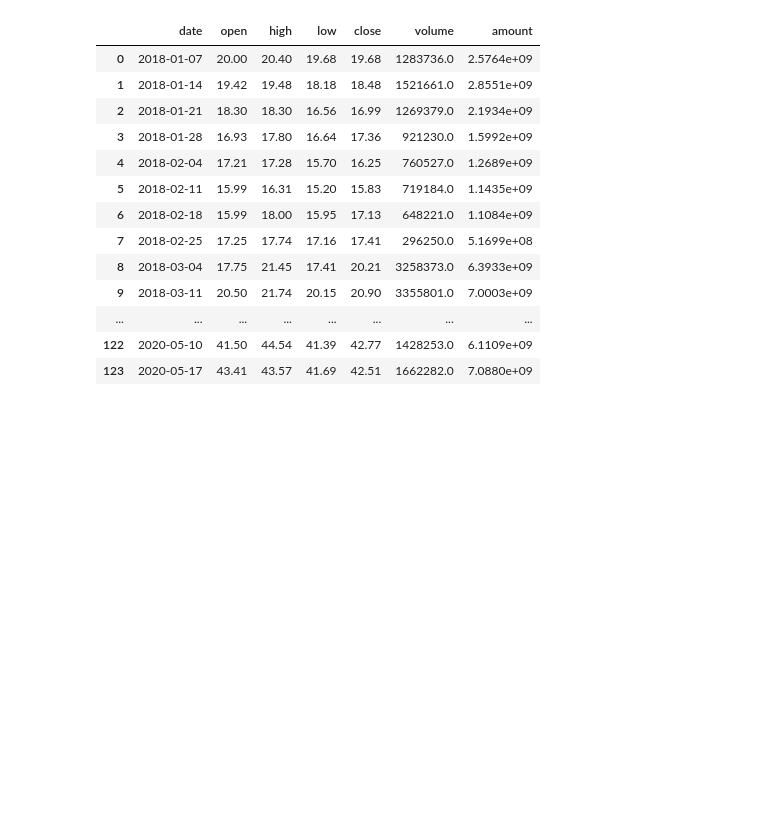
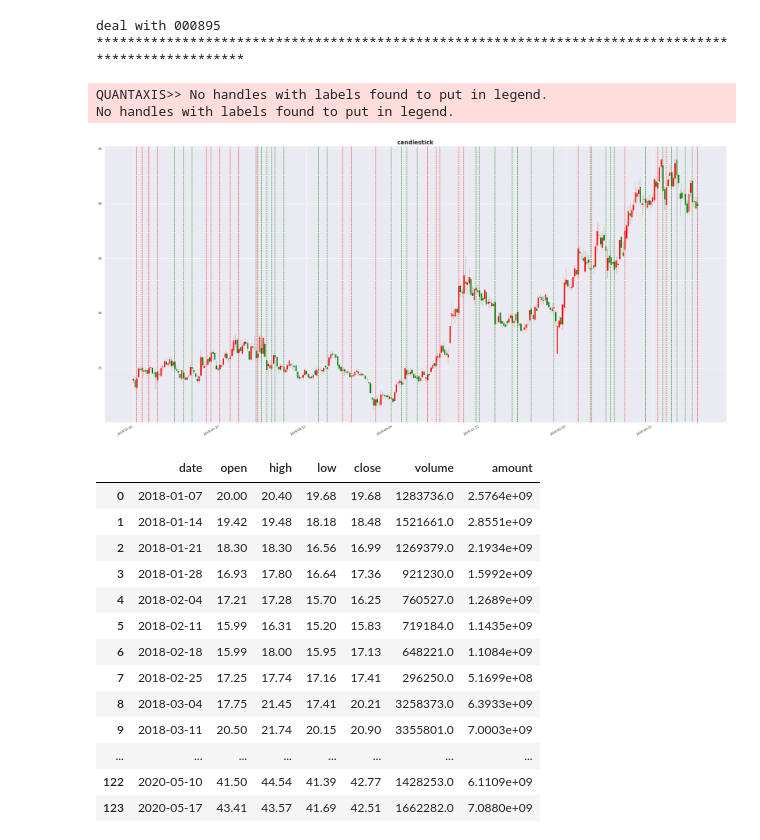
Before and after one commit to mildone/strategy, a Jupyter notebook: bt.ipynb, the cells around one changed output. Cells and saved outputs as stored; diff of their text form; code cells hidden in the pictures; blank space fills up the shorter version.

```diff
--- a/bt.ipynb
+++ b/bt.ipynb
@@ -921,0 +964,2 @@ if __name__=="__main__":
+# %%
+ms = QA.QA_fetch_stock_min_adv(['000977','600745'],'2019-06-18','2020-06-18',frequence='15min')
@@ -921,0 +1050,2 @@ if __name__=="__main__":
+# %%
+ms.insert('2020-05-15 15:00:00','000977',[38.40,38.43,38.30,38.37,2878200.0,10000000,'15min'])
@@ -1376,5 +1596,43 @@ Account.history_table[Account.history_table.code=='002475']
+# %%
+def PlotBySe(day):
+    import quant.MACD as macd
+    quotes = macd.MINcandlestruct(day, dayindex, dayformate)
+    # N = sample.index.get_level_values(index).shape[0]
+    N = day.shape[0]
+    ind = np.arange(N)
+
+    def format_date(x, pos=None):
+        thisind = np.clip(int(x + 0.5), 0, N - 1)
+        return day.index.get_level_values(dayindex)[thisind].strftime(dayformate)
+
+    fig = plt.figure()
+    fig.set_size_inches(40.5, 20.5)
+    ax2 = fig.add_subplot(1, 1, 1)
+    ax2.set_title("candlestick", fontsize='xx-large', fontweight='bold')
+
+
+    mpf.candlestick_ochl(ax2, quotes, width=0.6, colorup='r', colordown='g', alpha=1.0)
+
+    for i in range(N):
+        if (day.single[i] == 1):
+            ax2.axvline(x=i, ls='--', color='red')
+        if (day.single[i] == 3):
+            ax2.axvline(x=i, ls='--', color='green')
+    ax2.xaxis.set_major_formatter(mtk.FuncFormatter(format_date))
+    ax2.grid(True)
+    ax2.legend(loc='best')
+    fig.autofmt_xdate()
+    fig.show()
 # %%
-test = QA.QA_fetch_stock_day_adv('000977','2018-01-01','2020-06-01').data
+test = QA.QA_fetch_stock_day_adv('000895','2019-01-01','2020-06-01').data
+triNetv2(test)
+PlotBySe(test)
+# %% [output]
+deal with 000895
+****************************************************************************************************
+QUANTAXIS>> No handles with labels found to put in legend.
+No handles with labels found to put in legend.
+[figure, added]
 # %%
 def weekDF(df):
     #df.reset_index(inplace=True)
```
Also changed, not shown: parts of 15 cells of this notebook, 1 other file.
